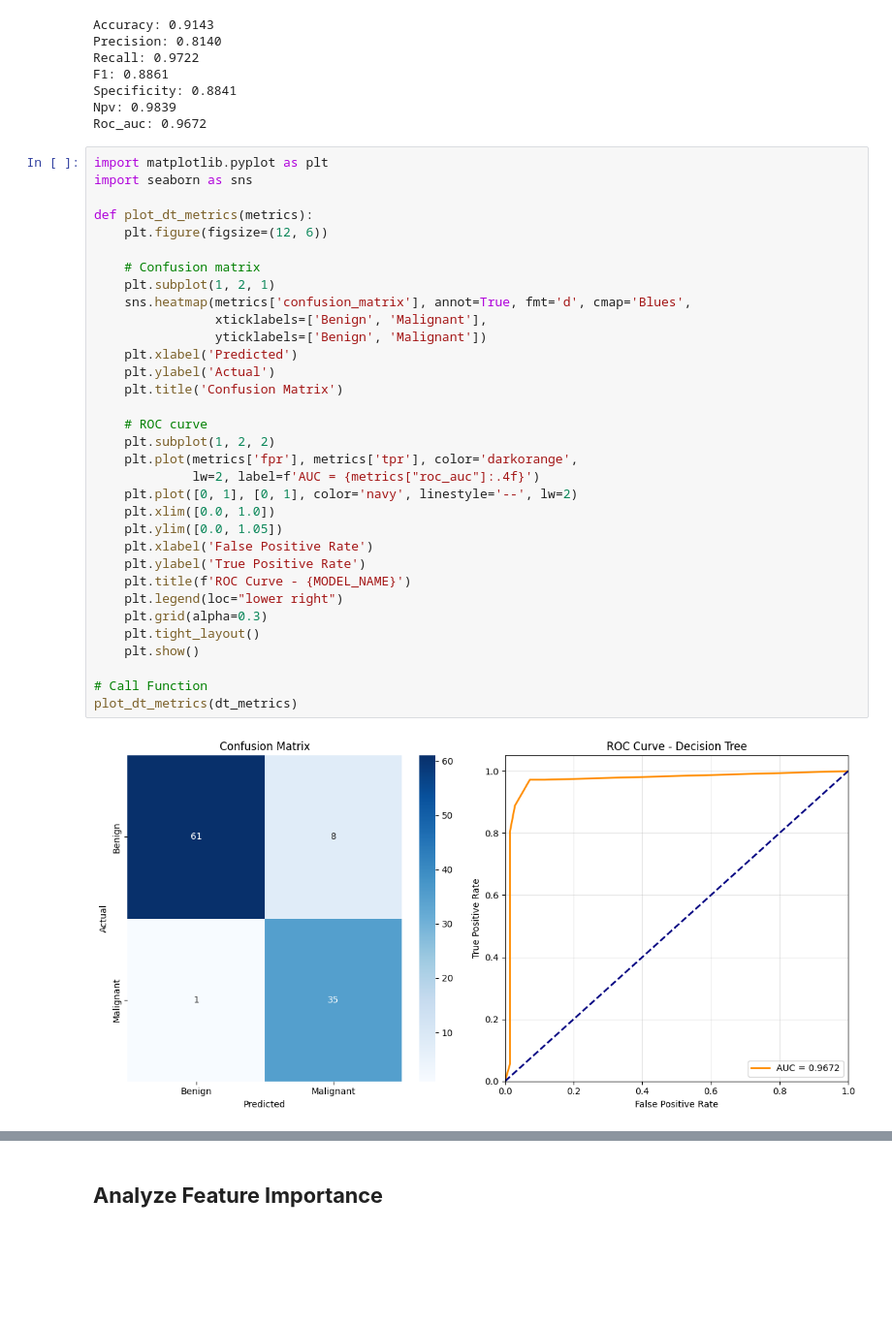
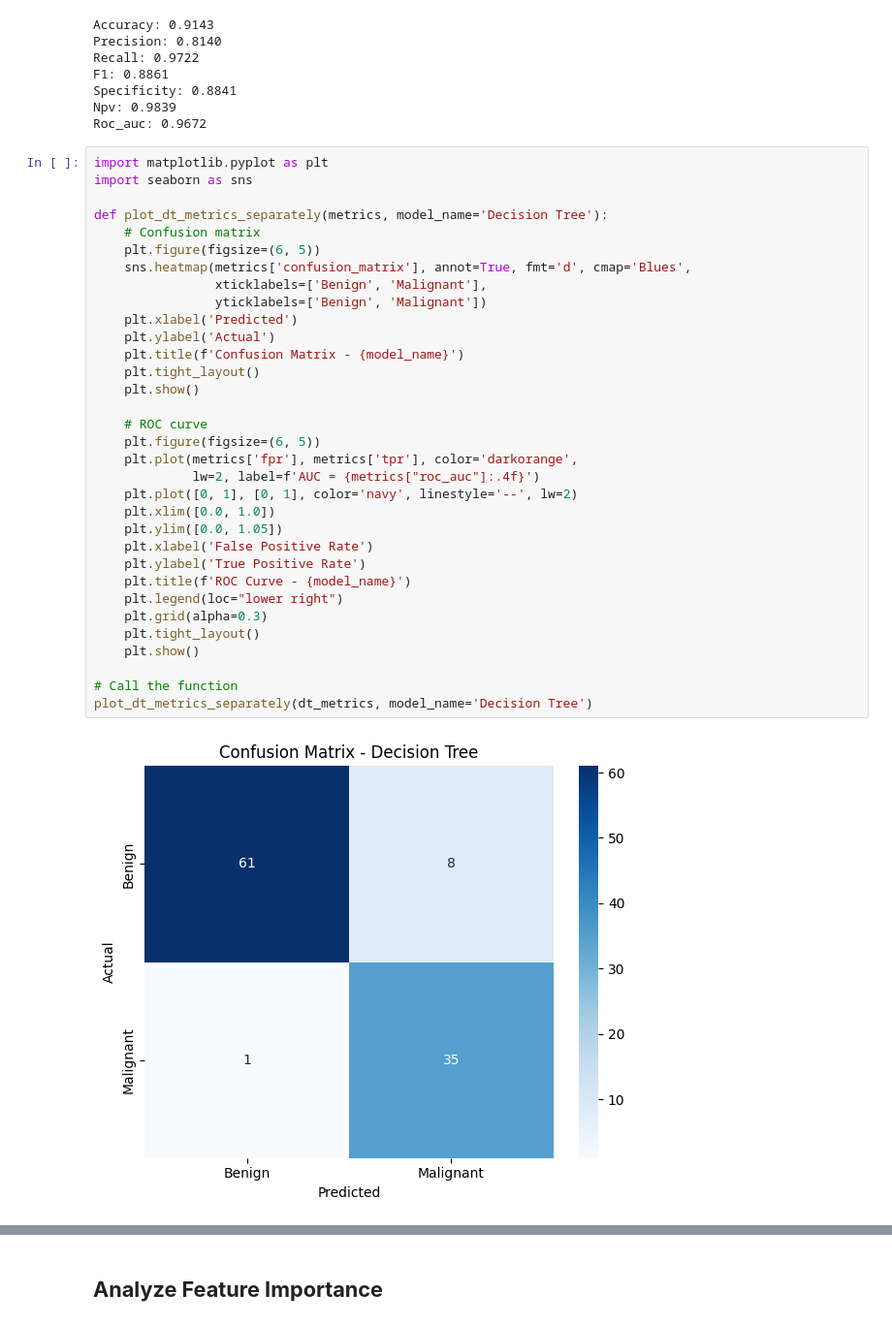
Before and after one commit to Rabia-Akhtr/Data-Science-Project-Breast_Cancer_Classification_ML, a Jupyter notebook: Data_Science_Project.ipynb, the cells around one changed output, grey strips where cells are left out. Shown at 97% size. Drawn from its saved outputs; the diff is of its cells as text; blank space fills up the shorter version.

```diff
--- a/Data_Science_Project.ipynb
+++ b/Data_Science_Project.ipynb
@@ -1006,35 +1121,35 @@ Roc_auc: 0.9672
 # %%
 import matplotlib.pyplot as plt
 import seaborn as sns
 
-def plot_dt_metrics(metrics):
-    plt.figure(figsize=(12, 6))
-
+def plot_dt_metrics_separately(metrics, model_name='Decision Tree'):
     # Confusion matrix
-    plt.subplot(1, 2, 1)
+    plt.figure(figsize=(6, 5))
     sns.heatmap(metrics['confusion_matrix'], annot=True, fmt='d', cmap='Blues',
                 xticklabels=['Benign', 'Malignant'],
                 yticklabels=['Benign', 'Malignant'])
     plt.xlabel('Predicted')
     plt.ylabel('Actual')
-    plt.title('Confusion Matrix')
+    plt.title(f'Confusion Matrix - {model_name}')
+    plt.tight_layout()
+    plt.show()
 
     # ROC curve
-    plt.subplot(1, 2, 2)
+    plt.figure(figsize=(6, 5))
     plt.plot(metrics['fpr'], metrics['tpr'], color='darkorange',
              lw=2, label=f'AUC = {metrics["roc_auc"]:.4f}')
     plt.plot([0, 1], [0, 1], color='navy', linestyle='--', lw=2)
     plt.xlim([0.0, 1.0])
     plt.ylim([0.0, 1.05])
     plt.xlabel('False Positive Rate')
     plt.ylabel('True Positive Rate')
-    plt.title(f'ROC Curve - {MODEL_NAME}')
+    plt.title(f'ROC Curve - {model_name}')
     plt.legend(loc="lower right")
     plt.grid(alpha=0.3)
     plt.tight_layout()
     plt.show()
 
-# Call Function
-plot_dt_metrics(dt_metrics)
+# Call the function
+plot_dt_metrics_separately(dt_metrics, model_name='Decision Tree')
 # %% [output]
-[figure, old version]
+[figure, new version]
```
Also changed, not shown: parts of 7 cells of this notebook.
